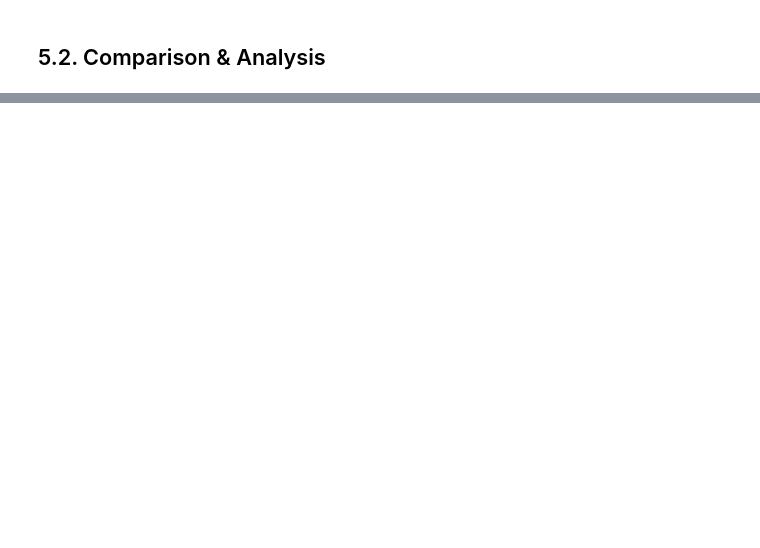
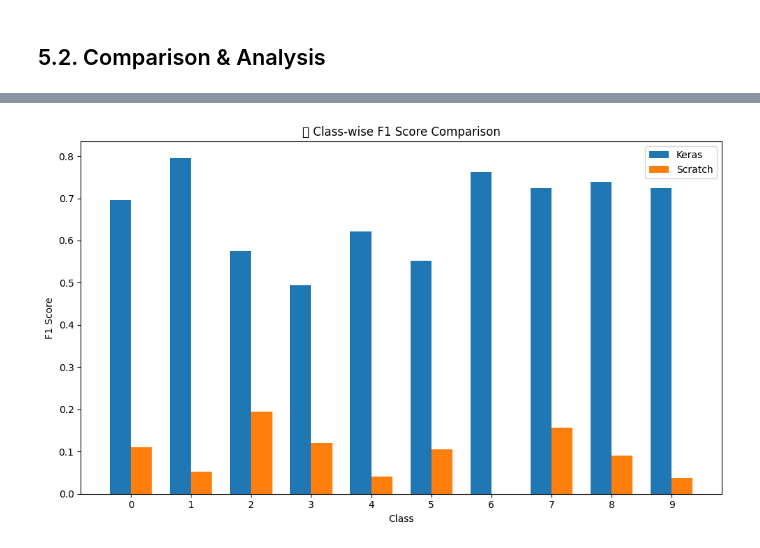
Before and after one commit to Ariel-HS/Tubes2_ML, a Jupyter notebook: src/cnn.ipynb, the cells around one changed output, grey strips where cells are left out. Drawn from its saved outputs; the diff is of its cells as text; code cells hidden in the pictures; blank space fills up the shorter version.

Commit message:
feat: CNN forward propagation from scratch

```diff
--- a/src/cnn.ipynb
+++ b/src/cnn.ipynb
@@ -752,0 +757,5 @@ AvgPooling Val Acc: 0.1953907161951065
+# %%
+# Model defined above (Compile and Preprocessing Pipeline)
+model.summary()
+model.fit(x_train, y_train, epochs=5, batch_size=64, validation_data=(x_val, y_val))
+model.save_weights("./cnn_weights.weights.h5")
@@ -752,0 +856,14 @@ AvgPooling Val Acc: 0.1953907161951065
+# %%
+# Compare predictions
+
+# Load model weights
+model.load_weights("./cnn_weights.weights.h5")
+weights = [layer.get_weights() for layer in model.layers if layer.get_weights()]
+
+# Predict using Keras
+keras_preds = model.predict(x_test, verbose=0)
+keras_classes = np.argmax(keras_preds, axis=1)
+
+# Predict using manual forward pass
+scratch_preds = np.array([forward_pass_scratch(img, weights) for img in x_test])
+scratch_classes = np.argmax(scratch_preds, axis=1)
@@ -758,0 +874,68 @@ AvgPooling Val Acc: 0.1953907161951065
+# %%
+from sklearn.metrics import classification_report, confusion_matrix
+import matplotlib.pyplot as plt
+import seaborn as sns
+from sklearn.metrics import f1_score
+
+# F1 Score
+keras_f1_macro = f1_score(y_test, keras_classes[:len(y_test)], average='macro')
+scratch_f1_macro = f1_score(y_test, scratch_classes[:len(y_test)], average='macro')
+
+keras_f1_micro = f1_score(y_test, keras_classes[:len(y_test)], average='micro')
+scratch_f1_micro = f1_score(y_test, scratch_classes[:len(y_test)], average='micro')
+
+print(f"🔹 Keras F1 Macro: {keras_f1_macro:.4f}")
+print(f"🔹 Scratch F1 Macro: {scratch_f1_macro:.4f}")
+print(f"🔹 Keras F1 Micro: {keras_f1_micro:.4f}")
+print(f"🔹 Scratch F1 Micro: {scratch_f1_micro:.4f}")
+
+# F1 Score per class
+f1_per_class_keras = f1_score(y_test, keras_classes[:len(y_test)], average=None)
+f1_per_class_scratch = f1_score(y_test, scratch_classes[:len(y_test)], average=None)
+
+for i in range(10):
+    print(f"Class {i}: Keras F1 = {f1_per_class_keras[i]:.4f}, Scratch F1 = {f1_per_class_scratch[i]:.4f}")
+
+# Plotting F1 Score per class
+classes = np.arange(10)
+bar_width = 0.35
+
+plt.figure(figsize=(10, 6))
+plt.bar(classes - bar_width/2, f1_per_class_keras, width=bar_width, label='Keras')
+plt.bar(classes + bar_width/2, f1_per_class_scratch, width=bar_width, label='Scratch')
+
+plt.xlabel("Class")
+plt.ylabel("F1 Score")
+plt.title("🔹 Class-wise F1 Score Comparison")
+plt.xticks(classes)
+plt.legend()
+plt.tight_layout()
+plt.show()
+
+# Confusion Matrix
+conf_mat_keras = confusion_matrix(y_test, keras_classes[:len(y_test)])
+conf_mat_scratch = confusion_matrix(y_test, scratch_classes[:len(y_test)])
+
+plt.figure(figsize=(14, 6))
+
+plt.subplot(1, 2, 1)
+sns.heatmap(conf_mat_keras, annot=False, cmap="Blues", xticklabels=range(10), yticklabels=range(10))
+plt.title("Keras Confusion Matrix")
+plt.xlabel("Predicted")
+plt.ylabel("Actual")
+
+plt.subplot(1, 2, 2)
+sns.heatmap(conf_mat_scratch, annot=False, cmap="Greens", xticklabels=range(10), yticklabels=range(10))
+plt.title("Scratch Confusion Matrix")
+plt.xlabel("Predicted")
+plt.ylabel("Actual")
+
+plt.tight_layout()
+plt.show()\
+
+# Classification Report
+print("🔹 Keras Classification Report"
+      "\n", classification_report(y_test, keras_classes[:len(y_test)], target_names=[str(i) for i in range(10)]))
+print("🔹 Scratch Classification Report"
+        "\n", classification_report(y_test, scratch_classes[:len(y_test)], target_names=[str(i) for i in range(10)]))
+# %% [output]
@@ -758,0 +956 @@ AvgPooling Val Acc: 0.1953907161951065
+[figure, added]
```
Also changed, not shown: parts of 10 cells of this notebook.
